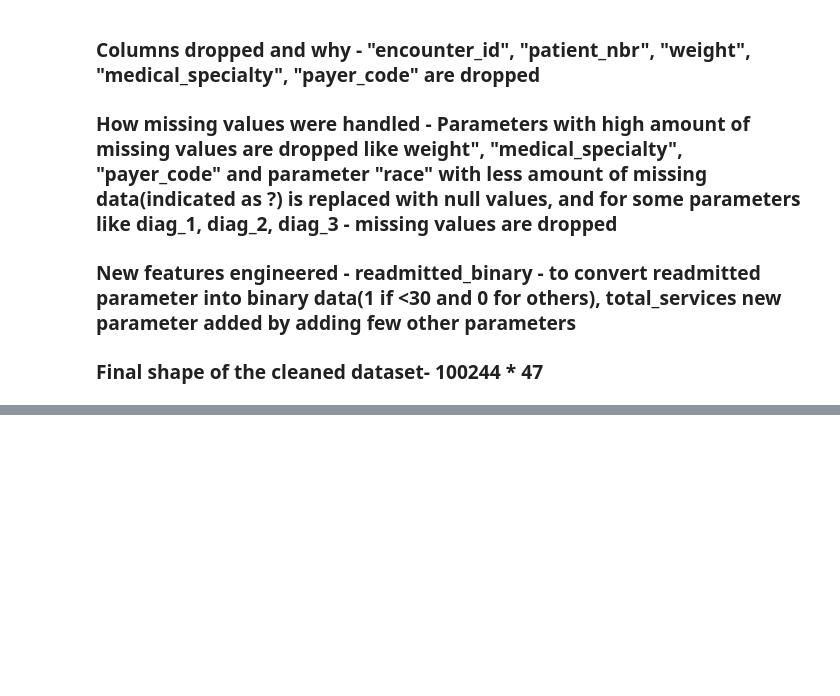
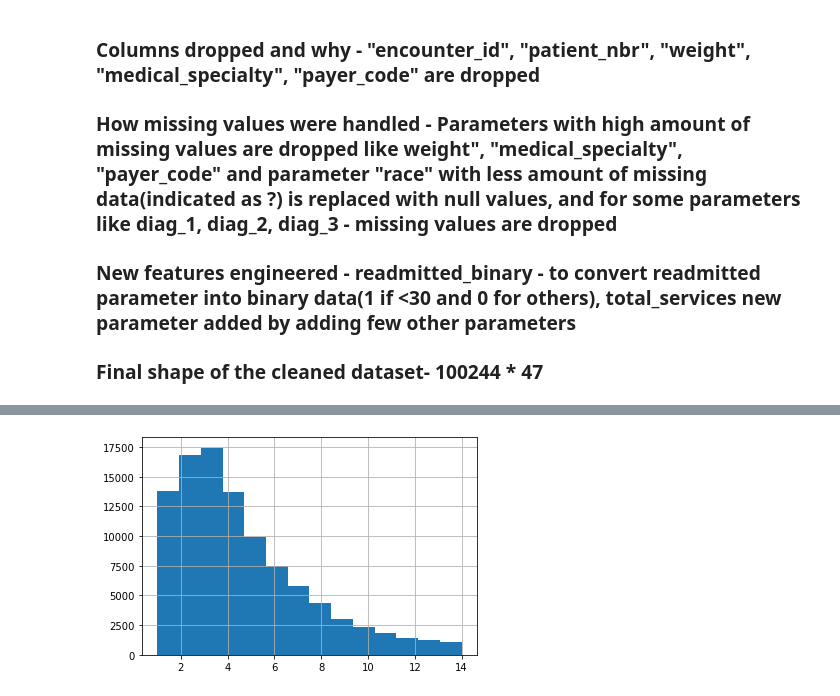
Before and after one commit to Madhu-30r/healthcare-readmission-ds, a Jupyter notebook: project1_eda.ipynb, the cells around one changed output, grey strips where cells are left out. Saved outputs shown, nothing was run; the diff lists cells and outputs as text; code cells hidden in the pictures; blank space fills up the shorter version.

```diff
--- a/project1_eda.ipynb
+++ b/project1_eda.ipynb
@@ -309,0 +418,6 @@ Cleaned data: (100244, 47)
+# %%
+df['time_in_hospital'].hist(bins=14)
+plt.show()
+# Right skewed- fix is log transform
+# %% [output]
+[figure, added]
```
Also changed, not shown: parts of 17 cells of this notebook.
